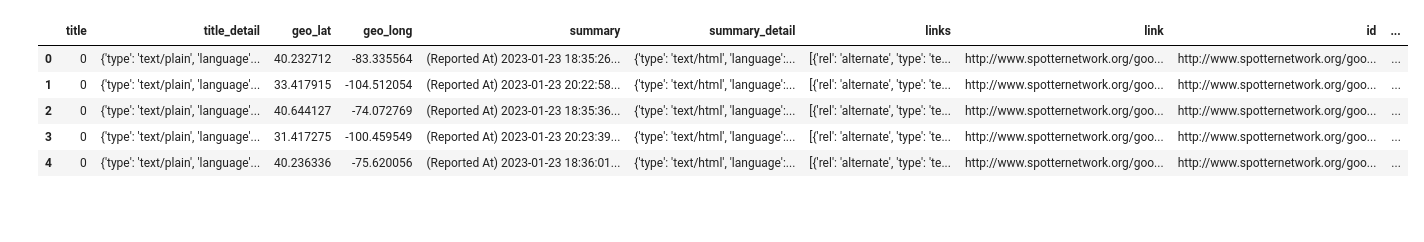
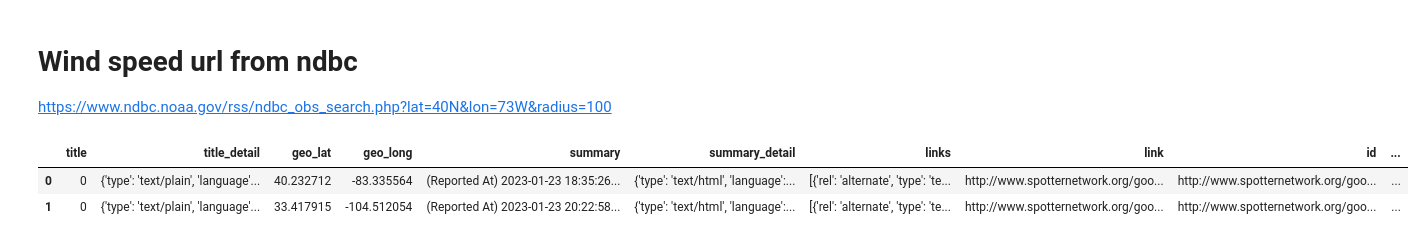
Before and after one commit to grahamwaters/Live-Storm-Chasing-CloudView, a Jupyter notebook: data_viewer.ipynb, the cells around one changed output. Drawn from its saved outputs; the diff is of its cells as text; code cells hidden in the pictures; blank space fills up the shorter version.

```diff
--- a/data_viewer.ipynb
+++ b/data_viewer.ipynb
@@ -26,16 +24,12 @@ dfs[-1].head()
-# %%
-df = dfs[-1] # get the last dataframe in the list
-# df['geo_lat']  needs to be cast to float to be used in the map
-df['geo_lat'] = df['geo_lat'].astype(float)
-df['geo_long'] = df['geo_long'].astype(float)
-df.head()
-# %% [output]
-|  | title | title_detail | geo_lat | geo_long | summary | summary_detail | links | link | id | ... |
-| 0 | 0 | {'type': 'text/plain', 'language'... | 40.232712 | -83.335564 | (Reported At) 2023-01-23 18:35:26... | {'type': 'text/html', 'language':... | [{'rel': 'alternate', 'type': 'te... | http://www.spotternetwork.org/goo... | http://www.spotternetwork.org/goo... | ... |
-| 1 | 0 | {'type': 'text/plain', 'language'... | 33.417915 | -104.512054 | (Reported At) 2023-01-23 20:22:58... | {'type': 'text/html', 'language':... | [{'rel': 'alternate', 'type': 'te... | http://www.spotternetwork.org/goo... | http://www.spotternetwork.org/goo... | ... |
-| 2 | 0 | {'type': 'text/plain', 'language'... | 40.644127 | -74.072769 | (Reported At) 2023-01-23 18:35:36... | {'type': 'text/html', 'language':... | [{'rel': 'alternate', 'type': 'te... | http://www.spotternetwork.org/goo... | http://www.spotternetwork.org/goo... | ... |
-| 3 | 0 | {'type': 'text/plain', 'language'... | 31.417275 | -100.459549 | (Reported At) 2023-01-23 20:23:39... | {'type': 'text/html', 'language':... | [{'rel': 'alternate', 'type': 'te... | http://www.spotternetwork.org/goo... | http://www.spotternetwork.org/goo... | ... |
-| 4 | 0 | {'type': 'text/plain', 'language'... | 40.236336 | -75.620056 | (Reported At) 2023-01-23 18:36:01... | {'type': 'text/html', 'language':... | [{'rel': 'alternate', 'type': 'te... | http://www.spotternetwork.org/goo... | http://www.spotternetwork.org/goo... | ... |
+# %% [markdown]
+# Wind speed url from ndbc
+https://www.ndbc.noaa.gov/rss/ndbc_obs_search.php?lat=40N&lon=73W&radius=100
+# %%
+df.head(2)
+# %% [output]
+|  | title | title_detail | geo_lat | geo_long | summary | summary_detail | links | link | id | ... |
+| 0 | 0 | {'type': 'text/plain', 'language'... | 40.232712 | -83.335564 | (Reported At) 2023-01-23 18:35:26... | {'type': 'text/html', 'language':... | [{'rel': 'alternate', 'type': 'te... | http://www.spotternetwork.org/goo... | http://www.spotternetwork.org/goo... | ... |
+| 1 | 0 | {'type': 'text/plain', 'language'... | 33.417915 | -104.512054 | (Reported At) 2023-01-23 20:22:58... | {'type': 'text/html', 'language':... | [{'rel': 'alternate', 'type': 'te... | http://www.spotternetwork.org/goo... | http://www.spotternetwork.org/goo... | ... |
 # %%
 # show a random summary row `summary` from the last dataframe
 import random
```
Also changed, not shown: parts of 3 cells of this notebook, 1 other file.
